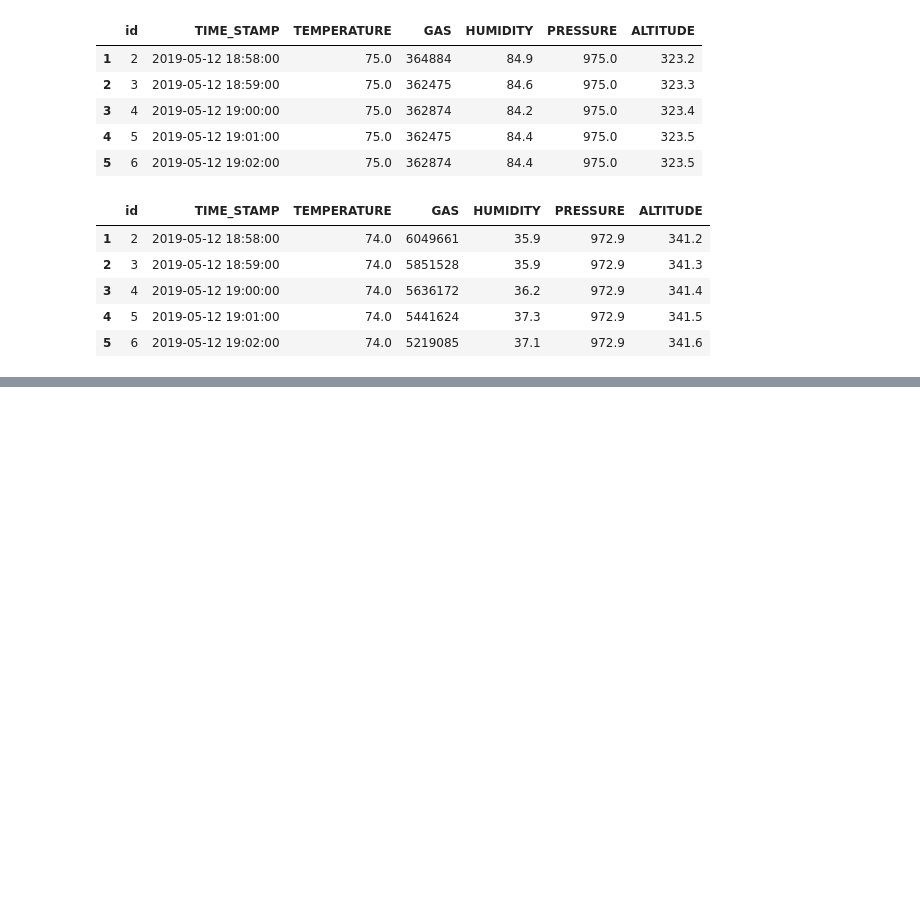
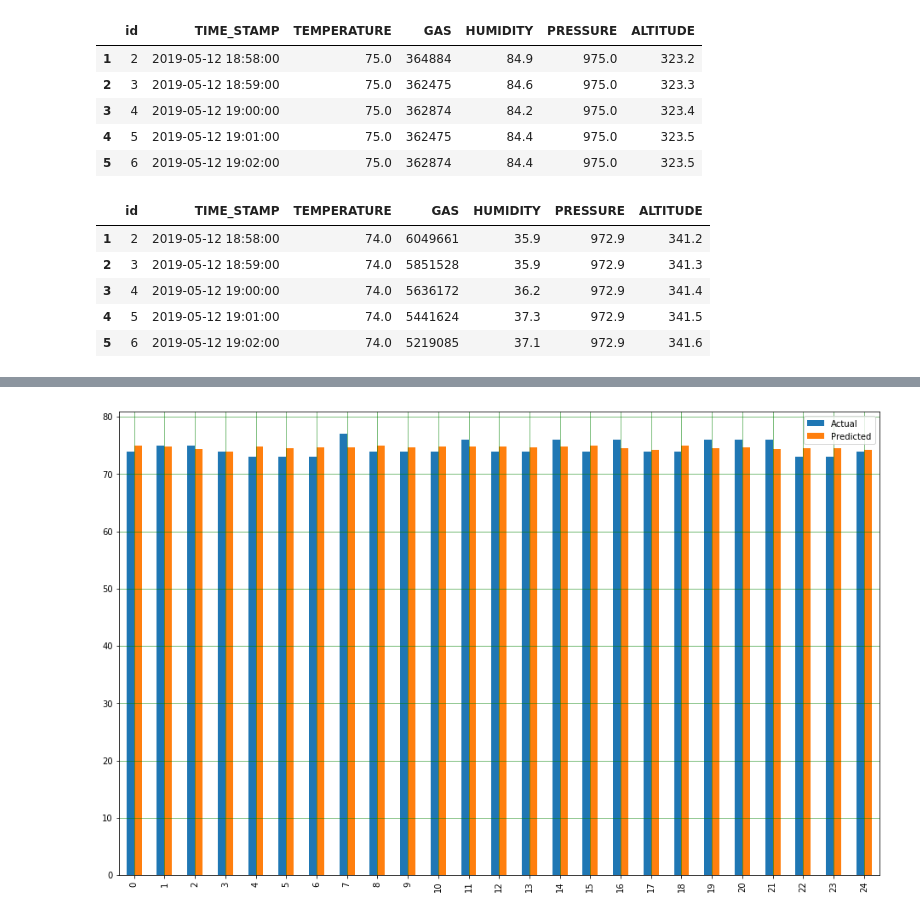
Before and after one commit to slavisha84/Project_3, a Jupyter notebook: DATA_PULL_FROM_DBS.ipynb, the cells around one changed output, grey strips where cells are left out. Cells and saved outputs as stored; diff of their text form; code cells hidden in the pictures; blank space fills up the shorter version.

Commit message:
ML Linear Regression starter code

```diff
--- a/DATA_PULL_FROM_DBS.ipynb
+++ b/DATA_PULL_FROM_DBS.ipynb
@@ -56,0 +160,6 @@ master_df.head()
+# %%
+X_train, X_test, y_train, y_test = train_test_split(X, y, test_size=0.2, random_state=0)
+# %%
+#training the algorithm
+regressor = LinearRegression()
+regressor.fit(X_train, y_train)
@@ -56,0 +176,5 @@ master_df.head()
+# %%
+y_pred = regressor.predict(X_test)
+# %%
+df = pd.DataFrame({'Actual': y_test.flatten(), 'Predicted': y_pred.flatten()})
+df
@@ -56,0 +200,8 @@ master_df.head()
+# %%
+df1 = df.head(25)
+df1.plot(kind='bar',figsize=(16,10))
+plt.grid(which='major', linestyle='-', linewidth='0.5', color='green')
+plt.grid(which='minor', linestyle=':', linewidth='0.5', color='black')
+plt.show()
+# %% [output]
+[figure, added]
```
Also changed, not shown: parts of 14 cells of this notebook, 1 other file.
